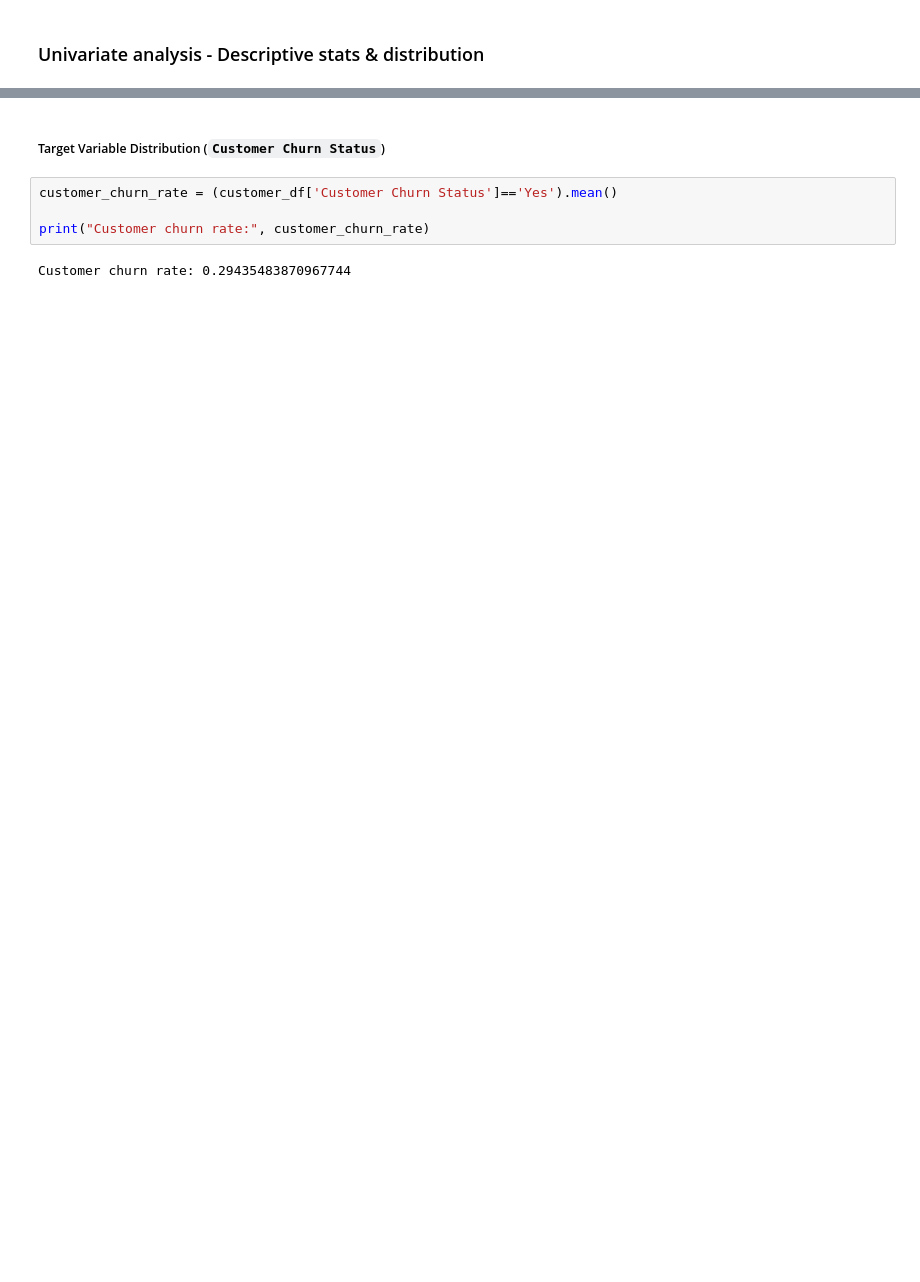
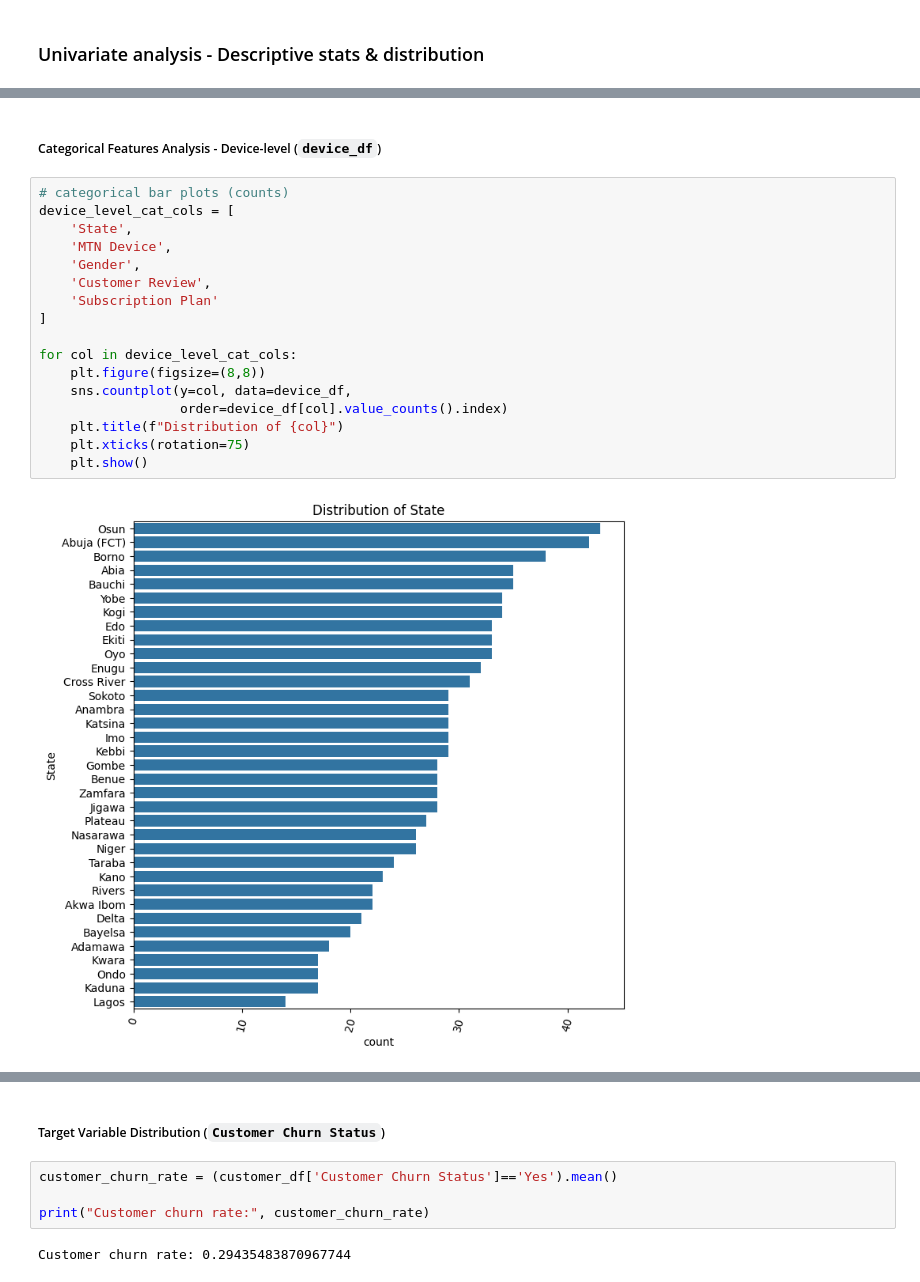
Before and after one commit to AISaturdaysLagos/C9-team-benokri, a Jupyter notebook: mtn_churn_prediction.ipynb, the cells around one changed output, grey strips where cells are left out. Drawn from its saved outputs; the diff is of its cells as text; blank space fills up the shorter version.

```diff
--- a/mtn_churn_prediction.ipynb
+++ b/mtn_churn_prediction.ipynb
@@ -229,0 +247,21 @@ Customer-level (`customer_df`)
+# %% [markdown]
+##### Categorical Features Analysis - Device-level (`device_df`)
+# %%
+# categorical bar plots (counts)
+device_level_cat_cols = [
+    'State',
+    'MTN Device',
+    'Gender',
+    'Customer Review',
+    'Subscription Plan'
+]
+
+for col in device_level_cat_cols:
+    plt.figure(figsize=(8,8))
+    sns.countplot(y=col, data=device_df,
+                  order=device_df[col].value_counts().index)
+    plt.title(f"Distribution of {col}")
+    plt.xticks(rotation=75)
+    plt.show()
+# %% [output]
+[figure, added]
```
Also changed, not shown: parts of 23 cells of this notebook.
